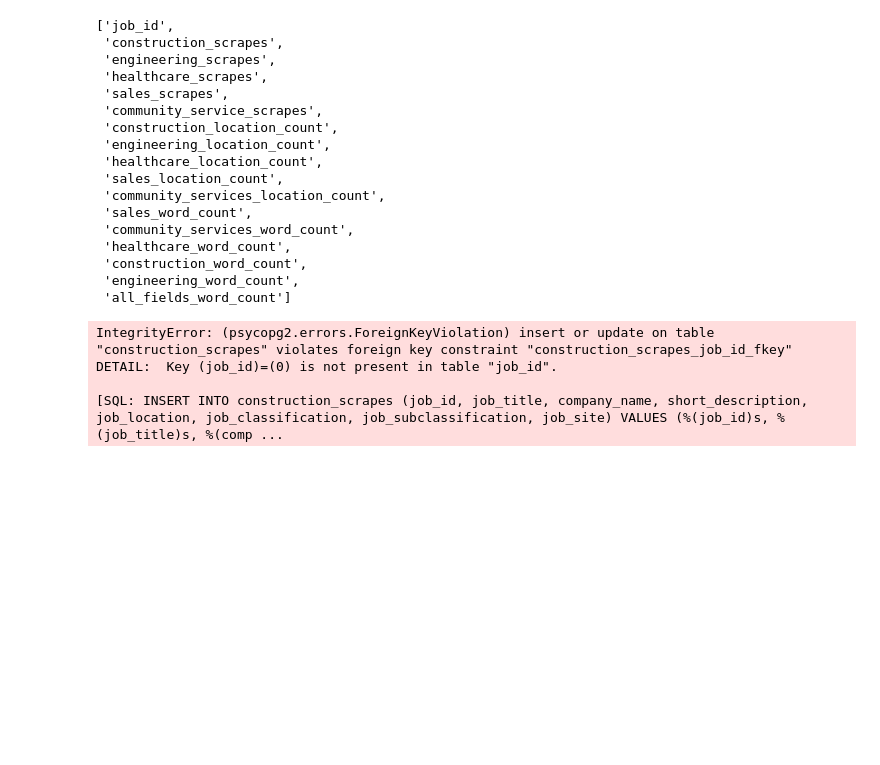
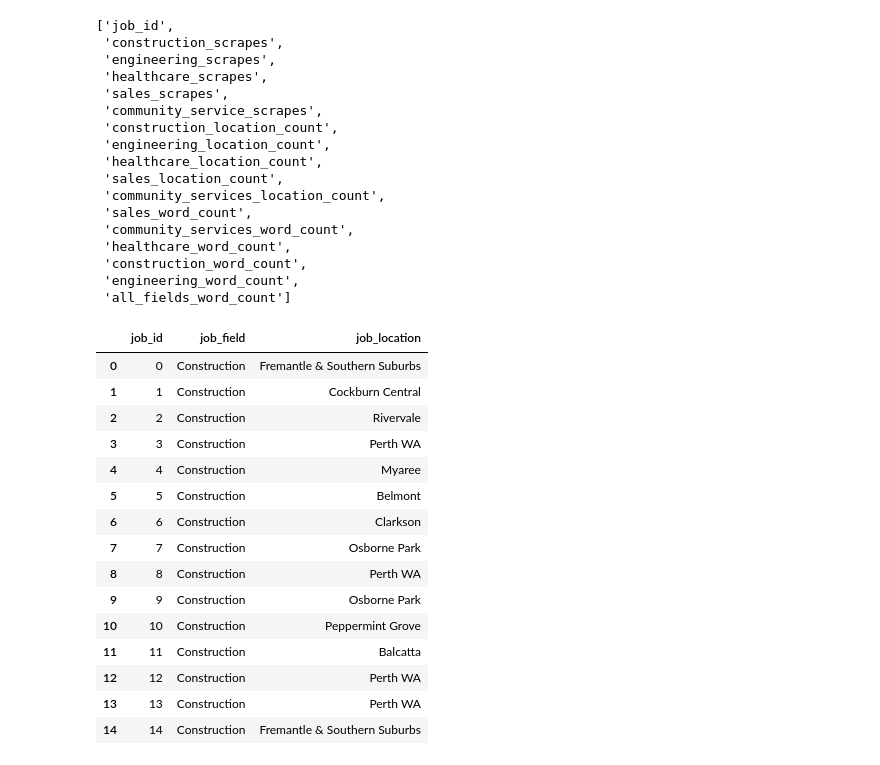
Before and after one commit to jonowood/Project_3, a Jupyter notebook: Webscraper Clean - Jon-checkpoint.ipynb, the cells around one changed output. Saved outputs shown, nothing was run; the diff lists cells and outputs as text; code cells hidden in the pictures; blank space fills up the shorter version.

```diff
--- a/Webscraper Clean - Jon-checkpoint.ipynb
+++ b/Webscraper Clean - Jon-checkpoint.ipynb
@@ -124,3 +124,13 @@ seek_data_df.tail(150)
 ## Create dataframes for tables
 
 ---
+# %%
+# Create job_id dataframe
+
+job_id_df = seek_data_df[['job_id', 'job_classification', 'job_location']].copy()
+
+# rename columns to match schema
+job_id_df.rename(columns= {'job_classification':'job_field'}, inplace=True)
+
+
+job_id_df
@@ -408,10 +432,36 @@ insp.get_table_names()
 # %%
 ############################ NEED TO BUILD JOB ID TABLE AND POST FIRST
 
 
-construction_df.to_sql(name='construction_scrapes', con=engine, if_exists='append', index=False)
+job_id_df.to_sql(name='job_id', con=engine, if_exists='append', index=False)
+
+## Scrape Table Load
+construction_df
+engineering_df
+healthcare_medical_df
+sales_df
+jobs_in_community_services_development_df
+## Word Table Load
+
+## Location Table Load
+
+
+
+pd.read_sql_query('select * from job_id', con=engine).head(15)
 # %% [output]
-IntegrityError: (psycopg2.errors.ForeignKeyViolation) insert or update on table "construction_scrapes" violates foreign key constraint "construction_scrapes_job_id_fkey"
-DETAIL:  Key (job_id)=(0) is not present in table "job_id".
-
-[SQL: INSERT INTO construction_scrapes (job_id, job_title, company_name, short_description, job_location, job_classification, job_subclassification, job_site) VALUES (%(job_id)s, %(job_title)s, %(comp ...
+|  | job_id | job_field | job_location |
+| 0 | 0 | Construction | Fremantle & Southern Suburbs |
+| 1 | 1 | Construction | Cockburn Central |
+| 2 | 2 | Construction | Rivervale |
+| 3 | 3 | Construction | Perth WA |
+| 4 | 4 | Construction | Myaree |
+| 5 | 5 | Construction | Belmont |
+| 6 | 6 | Construction | Clarkson |
+| 7 | 7 | Construction | Osborne Park |
+| 8 | 8 | Construction | Perth WA |
+| 9 | 9 | Construction | Osborne Park |
+| 10 | 10 | Construction | Peppermint Grove |
+| 11 | 11 | Construction | Balcatta |
+| 12 | 12 | Construction | Perth WA |
+| 13 | 13 | Construction | Perth WA |
+| 14 | 14 | Construction | Fremantle & Southern Suburbs |
```
Also changed, not shown: parts of 10 cells of this notebook.
